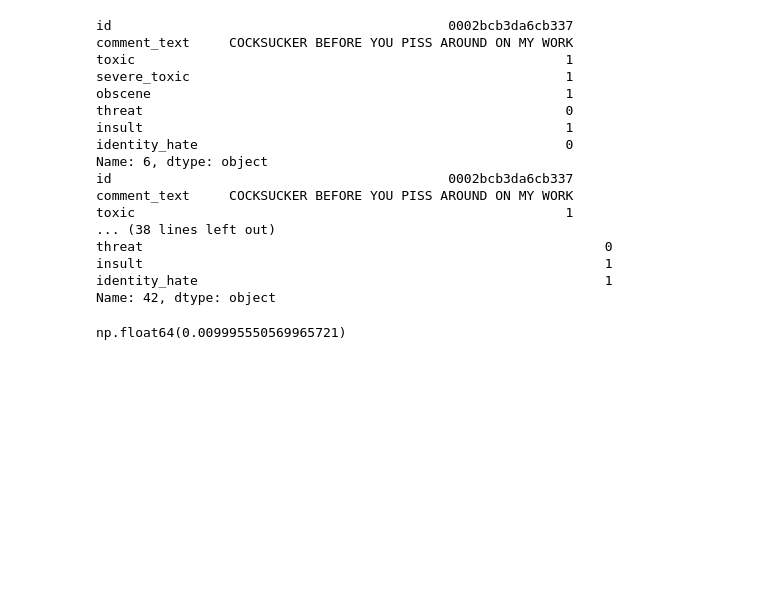
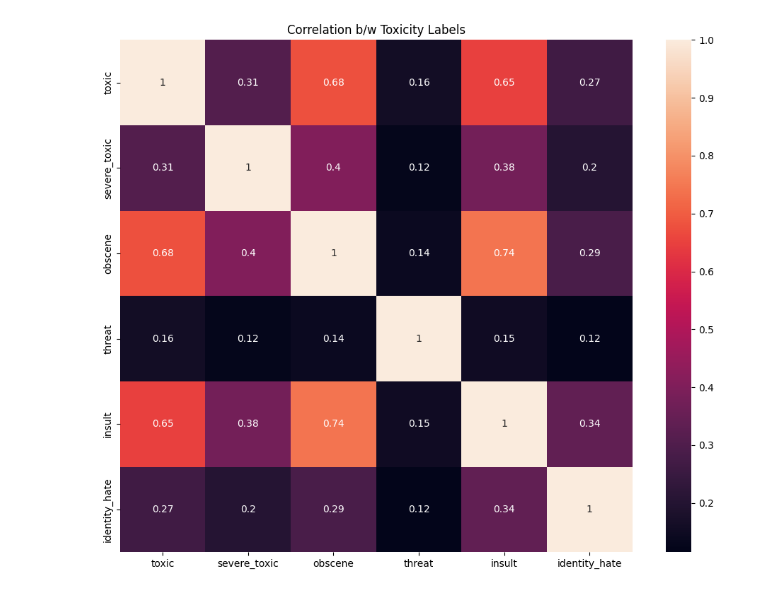
Before and after one commit to sn82978/CS-178-Project, a Jupyter notebook: 1.PreProcessing/looking_at_data.ipynb, the cells around one changed output. Cells and saved outputs as stored; diff of their text form; code cells hidden in the pictures; blank space fills up the shorter version.

```diff
--- a/1.PreProcessing/looking_at_data.ipynb
+++ b/1.PreProcessing/looking_at_data.ipynb
@@ -0,0 +90,6 @@
+# %%
+tweet_tokenizer = TweetTokenizer()
+df['tweet_tokens'] = df['text_clean'].apply(tweet_tokenizer.tokenize)
+# %%
+df['tokens'] = df['text_clean'].swifter.apply(word_tokenize)
+df.head()
@@ -0,0 +105,10 @@
+# %%
+df['text_length'] = df['text_clean'].apply(len)
+df['word_count'] = df['text_clean'].apply(lambda x: len(x.split()))
+df['avg_word_length'] = df['text_clean'].apply(
+    lambda x: np.mean([len(word) for word in x.split()]) if len(x.split()) > 0 else 0
+)
+df['capital_ratio'] = df['comment_text'].apply(
+    lambda x: sum(1 for c in str(x) if c.isupper()) / len(str(x)) if len(str(x)) > 0 else 0
+)
+df.head()
@@ -0,0 +124,20 @@
+# %%
+labels = ['toxic', 'severe_toxic', 'obscene', 'threat', 'insult', 'identity_hate']
+print(f"**Total samples:** {len(df)}")
+print()
+print(f"**Class distribution:**")
+for col in labels:
+    count = df[col].sum()
+    pct = 100 * count / len(df)
+    print(f"{col}: {count} ({pct}%)")
+
+print()
+df['num_labels'] = df[labels].sum(axis=1)
+print("**Samples and Number of Labels**")
+print(f"Samples with no labels: {(df['num_labels'] == 0).sum()}")
+print(f"Samples with 1 or more labels: {(df['num_labels'] > 0).sum()}")
+print(f"Samples with 2 or more labels: {(df['num_labels'] > 1).sum()}")
+print(f"Samples with 3 or more labels: {(df['num_labels'] > 2).sum()}")
+print(f"Samples with 4 or more labels: {(df['num_labels'] > 3).sum()}")
+print(f"Samples with 5 or more labels: {(df['num_labels'] > 4).sum()}")
+print(f"Samples with all 6 labels: {(df['num_labels'] > 5).sum()}")
@@ -67,33 +233,9 @@ df.head(10)
-# %%
-pd.set_option('display.max_rows', 500)
-pd.set_option('display.max_columns', 500)
-pd.set_option('display.width', 500)
-
-print(df.iloc[np.argmax(df['toxic'])])
-print(df.iloc[np.argmax(df['severe_toxic'])])
-print(df.iloc[np.argmax(df['obscene'])])
-print(df.iloc[np.argmax(df['threat'])])
-print(df.iloc[np.argmax(df['insult'])])
-print(df.iloc[np.argmax(df['identity_hate'])])
-# %% [output]
-id                                           0002bcb3da6cb337
-comment_text     COCKSUCKER BEFORE YOU PISS AROUND ON MY WORK
-toxic                                                       1
-severe_toxic                                                1
-obscene                                                     1
-threat                                                      0
-insult                                                      1
-identity_hate                                               0
-Name: 6, dtype: object
-id                                           0002bcb3da6cb337
-comment_text     COCKSUCKER BEFORE YOU PISS AROUND ON MY WORK
-toxic                                                       1
-... (38 lines left out)
-threat                                                           0
-insult                                                           1
-identity_hate                                                    1
-Name: 42, dtype: object
-# %%
-np.mean(df['severe_toxic'])
-# %% [output]
-np.float64(0.009995550569965721)
+# %%
+plt.figure(figsize=(10, 8))
+correlation_matrix = df[labels].corr()
+sns.heatmap(correlation_matrix, label=True, square=True, annot=True)
+plt.title('Correlation b/w Toxicity Labels')
+plt.tight_layout()
+plt.show()
+# %% [output]
+[figure, added]
```
Also changed, not shown: parts of 27 cells of this notebook, 3 other files.
